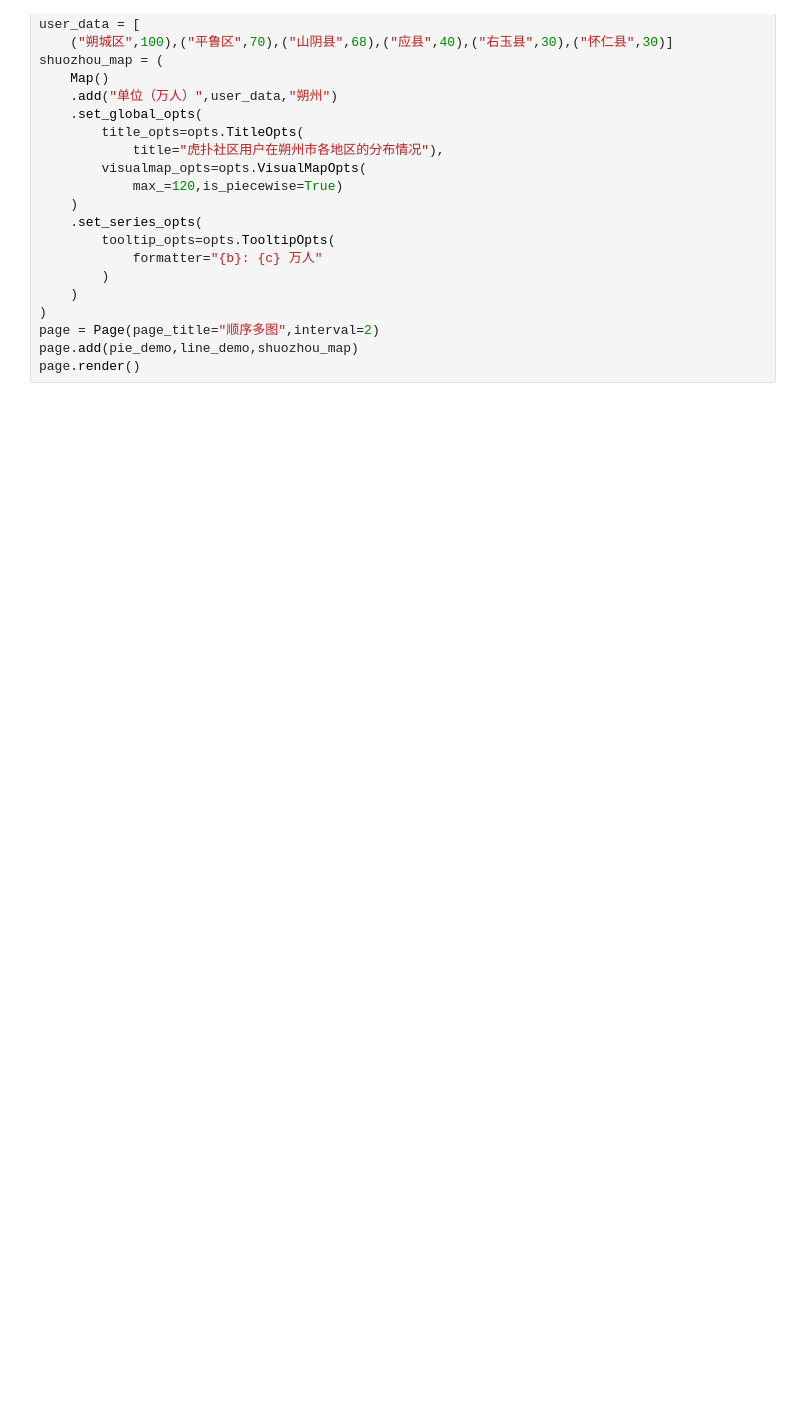
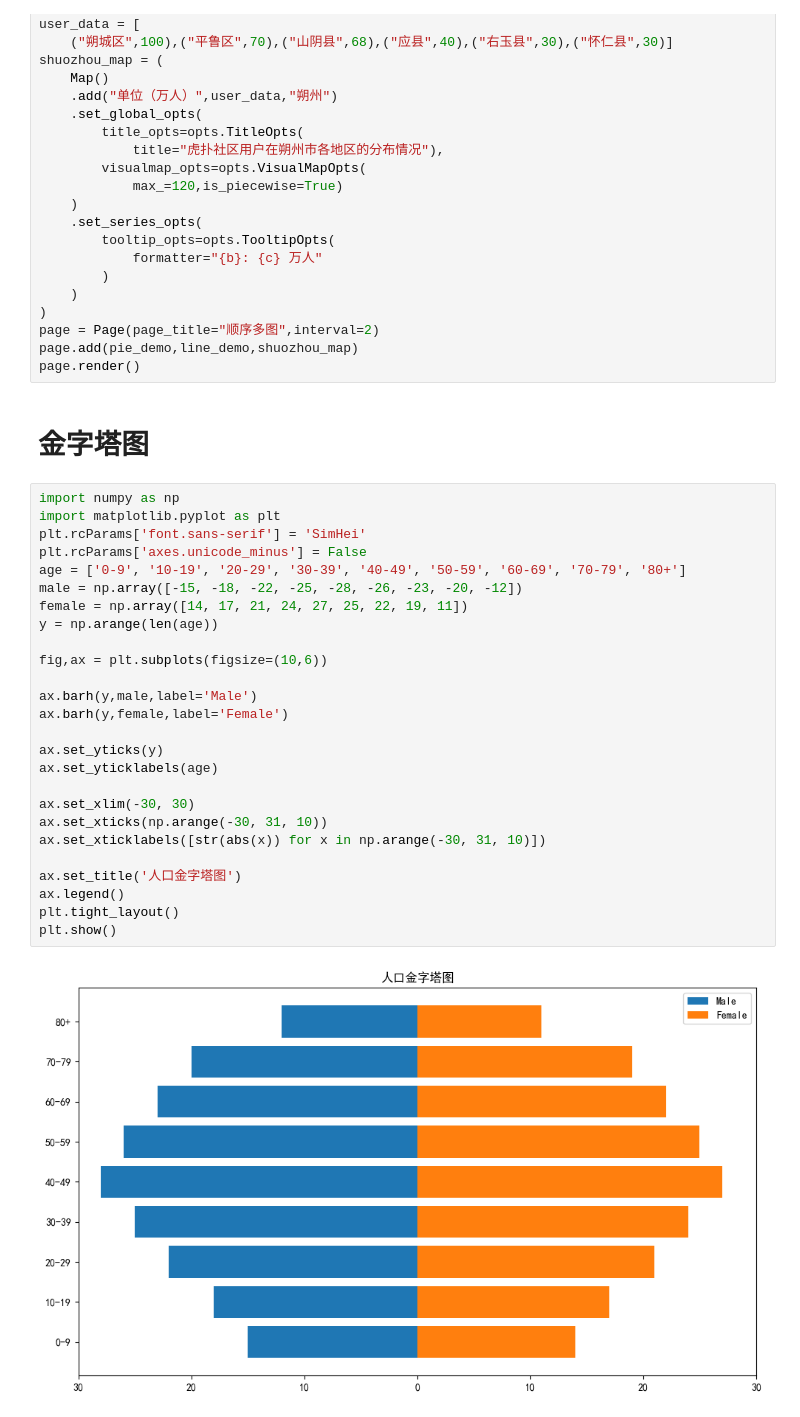
Before and after one commit to Duringlin03/coding-notes, a Jupyter notebook: python/数据可视化/notebook.ipynb, the cells around one changed output. Drawn from its saved outputs; the diff is of its cells as text; blank space fills up the shorter version.

```diff
--- a/python/数据可视化/notebook.ipynb
+++ b/python/数据可视化/notebook.ipynb
@@ -1096,3 +1144,33 @@ shuozhou_map = (
 page = Page(page_title="顺序多图",interval=2)
 page.add(pie_demo,line_demo,shuozhou_map)
 page.render()
+# %% [markdown]
+# 金字塔图
+# %%
+import numpy as np
+import matplotlib.pyplot as plt
+plt.rcParams['font.sans-serif'] = 'SimHei'
+plt.rcParams['axes.unicode_minus'] = False
+age = ['0-9', '10-19', '20-29', '30-39', '40-49', '50-59', '60-69', '70-79', '80+']
+male = np.array([-15, -18, -22, -25, -28, -26, -23, -20, -12])
+female = np.array([14, 17, 21, 24, 27, 25, 22, 19, 11])
+y = np.arange(len(age))
+
+fig,ax = plt.subplots(figsize=(10,6))
+
+ax.barh(y,male,label='Male')
+ax.barh(y,female,label='Female')
+
+ax.set_yticks(y)
+ax.set_yticklabels(age)
+
+ax.set_xlim(-30, 30)
+ax.set_xticks(np.arange(-30, 31, 10))
+ax.set_xticklabels([str(abs(x)) for x in np.arange(-30, 31, 10)])
+
+ax.set_title('人口金字塔图')
+ax.legend()
+plt.tight_layout()
+plt.show()
+# %% [output]
+[figure, added]
```
Also changed, not shown: parts of 28 cells of this notebook.
